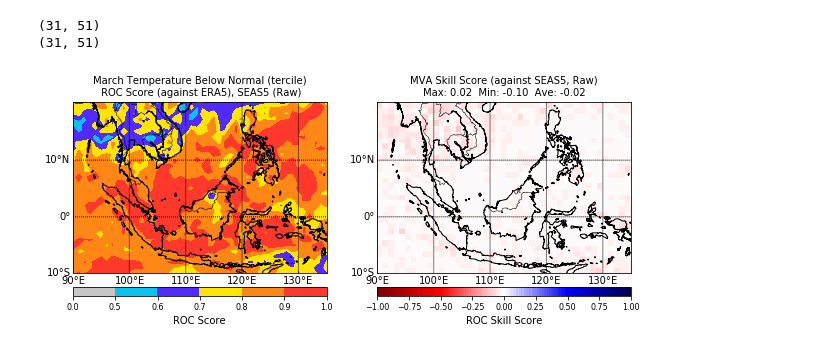
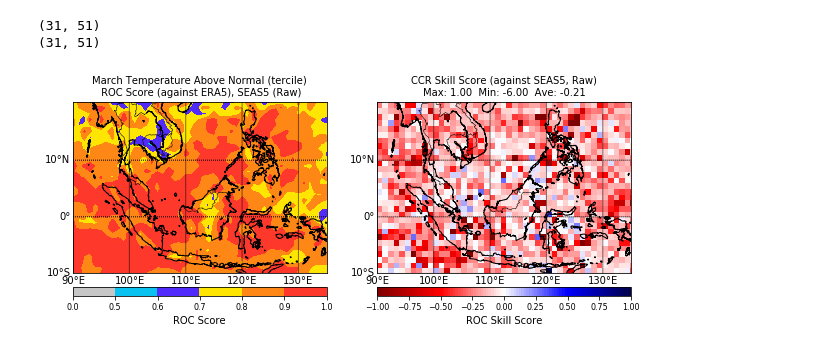
Before and after one commit to regi0008/S2Scalibrationextremeheat, a Jupyter notebook: notebooks/plot_ROC_ROCSS_AN.ipynb, the cells around one changed output. Cells and saved outputs as stored; diff of their text form; code cells hidden in the pictures.

Commit message:
Update plot_ROC_ROCSS_AN.ipynb
Change the formula for skill score

```diff
--- a/notebooks/plot_ROC_ROCSS_AN.ipynb
+++ b/notebooks/plot_ROC_ROCSS_AN.ipynb
@@ -9,12 +9,10 @@ from mpl_toolkits.basemap import Basemap
 from matplotlib.colors import LinearSegmentedColormap
 import matplotlib as mpl
 # %%
-#rawROC_file = '/Users/Work/Desktop/Regine_project/data/raw_March_ROCA_AN_new.nc'
-rawROC_file = '/Users/regin/Desktop/R/S2Scalibrationextremeheat/VerificationinR/RAWHINDCASTvsOBS(MARCH)/raw_March_ROCA_BN_new.nc'
+rawROC_file = '/Users/Work/Desktop/Regine_project/data/raw_March_ROCA_AN_new.nc'
 rawROC_data = Dataset(rawROC_file, mode='r')
 
-#calROC_file = '/Users/Work/Desktop/Regine_project/data/calCCR_March_ROCA_AN_new.nc'
-calROC_file = '/Users/regin/Desktop/R/S2Scalibrationextremeheat/VerificationinR/CALIBRATEDHINDCASTvsOBS(MARCH)/calMVA_March_ROCA_BN_new.nc'
+calROC_file = '/Users/Work/Desktop/Regine_project/data/calCCR_March_ROCA_AN_new.nc'
 calROC_data = Dataset(calROC_file, mode='r')
 # %%
 lons = rawROC_data.variables['lon'][:]
@@ -25,9 +23,12 @@ rawROC_data.close()
 calROC_data.close()
 print(rawROC_tass.shape)
 print(calROC_tass.shape)
-max = np.max(calROC_tass-rawROC_tass)
-min = np.min(calROC_tass-rawROC_tass)
-ave = np.mean(calROC_tass-rawROC_tass)
+#Compute skill score
+skill_score = np.empty([len(lats),len(lons)])
+skill_score = (calROC_tass-rawROC_tass)/(1-rawROC_tass)
+max = np.max(skill_score)
+min = np.min(skill_score)
+ave = np.mean(skill_score)
 # %% [output]
 (31, 51)
 (31, 51)
@@ -74,9 +75,7 @@ cbar.set_label(label,fontsize=10)
 cbar.ax.tick_params(labelsize=8)
 
 # Add Suptitle and Title
-#plt.title('March Temperature Above Normal (tercile)\n ROC Score (against ERA5), SEAS5 (Raw)',fontsize=10)
-plt.title('March Temperature Below Normal (tercile)\n ROC Score (against ERA5), SEAS5 (Raw)',fontsize=10)
-
+plt.title('March Temperature Above Normal (tercile)\n ROC Score (against ERA5), SEAS5 (Raw)',fontsize=10)
 
 # Second plot
 ax = fig.add_subplot(1,2,2)
@@ -88,33 +87,33 @@ m = Basemap(llcrnrlon=90, llcrnrlat=-10,
 
 # Because our lon and lat variables are 1D, use meshgrid to create 2D arrays
 lon, lat = np.meshgrid(lons, lats)
 xi, yi = m(lon, lat)
 
 # Set the label
 label = "ROC Skill Score"
 
 # Plot Data
-cs = m.pcolormesh(xi,yi,np.squeeze(calROC_tass-rawROC_tass),cmap=plt.cm.get_cmap('seismic_r',100))
+cs = m.pcolormesh(xi,yi,np.squeeze(skill_score),cmap=plt.cm.get_cmap('seismic_r',100))
 
 # Add Grid Lines
 m.drawparallels(np.arange(-10., 30., 10.), labels=[1,0,0,0], fontsize=10)
 m.drawmeridians(np.arange(90., 150., 10.), labels=[0,0,0,1], fontsize=10)
 
 # Add Coastlines, States, and Country Boundaries
 m.drawcoastlines()
 m.drawstates()
 m.drawcountries()
 
 # Add Colorbar
 cbar = m.colorbar(cs, location='bottom', pad="8%")
 plt.clim(-1,1)
 cbar.set_label(label,fontsize=10)
 cbar.ax.tick_params(labelsize=8)
 
 # Add Suptitle and Title
-plt.title('MVA Skill Score (against SEAS5, Raw)\n' + 'Max: ' + str("%.2f" % max) + '  Min: ' + str("%.2f" % min) + '  Ave: ' + str("%.2f" % ave),fontsize=10)
+plt.title('CCR Skill Score (against SEAS5, Raw)\n' + 'Max: ' + str("%.2f" % max) + '  Min: ' + str("%.2f" % min) + '  Ave: ' + str("%.2f" % ave),fontsize=10)
 
 #plt.tight_layout()
 plt.show()
 # %% [output]
-[figure, old version]
+[figure, new version]
```
Also changed, not shown: parts of 1 cell of this notebook.
